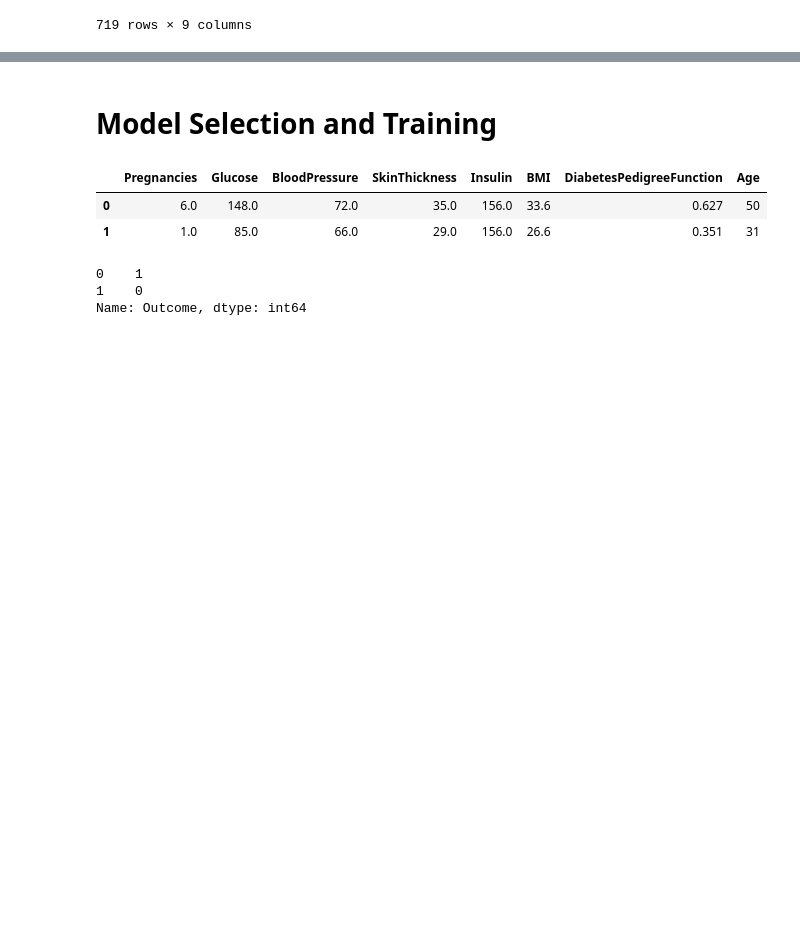
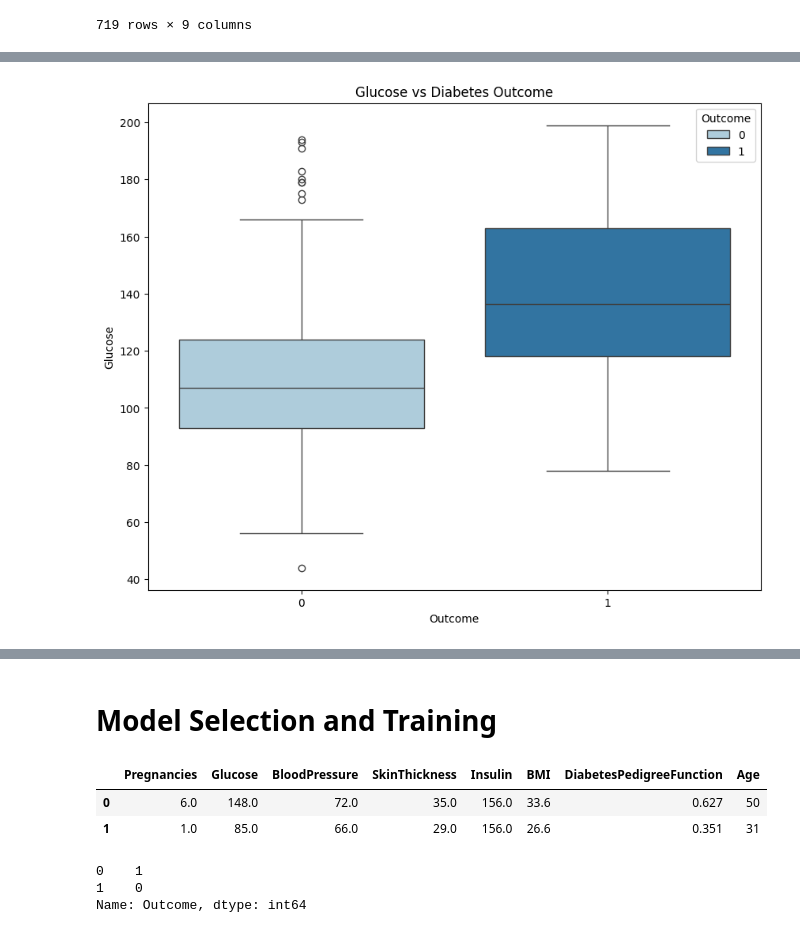
Before and after one commit to Srikhanth14/Diabetes_Prediction, a Jupyter notebook: Diabetes.ipynb, the cells around one changed output, grey strips where cells are left out. Drawn from its saved outputs; the diff is of its cells as text; code cells hidden in the pictures; blank space fills up the shorter version.

```diff
--- a/Diabetes.ipynb
+++ b/Diabetes.ipynb
@@ -435,0 +329,10 @@ data_filtered
+# %%
+# Glucose vs Diabetes Outcome
+plt.figure(figsize=(10,8))
+sns.boxplot(x='Outcome', y='Glucose', hue='Outcome',data=data_filtered,palette='Paired')
+plt.title('Glucose vs Diabetes Outcome')
+plt.xlabel('Outcome')
+plt.ylabel('Glucose')
+plt.show()
+# %% [output]
+[figure, added]
```
Also changed, not shown: parts of 45 cells of this notebook.
